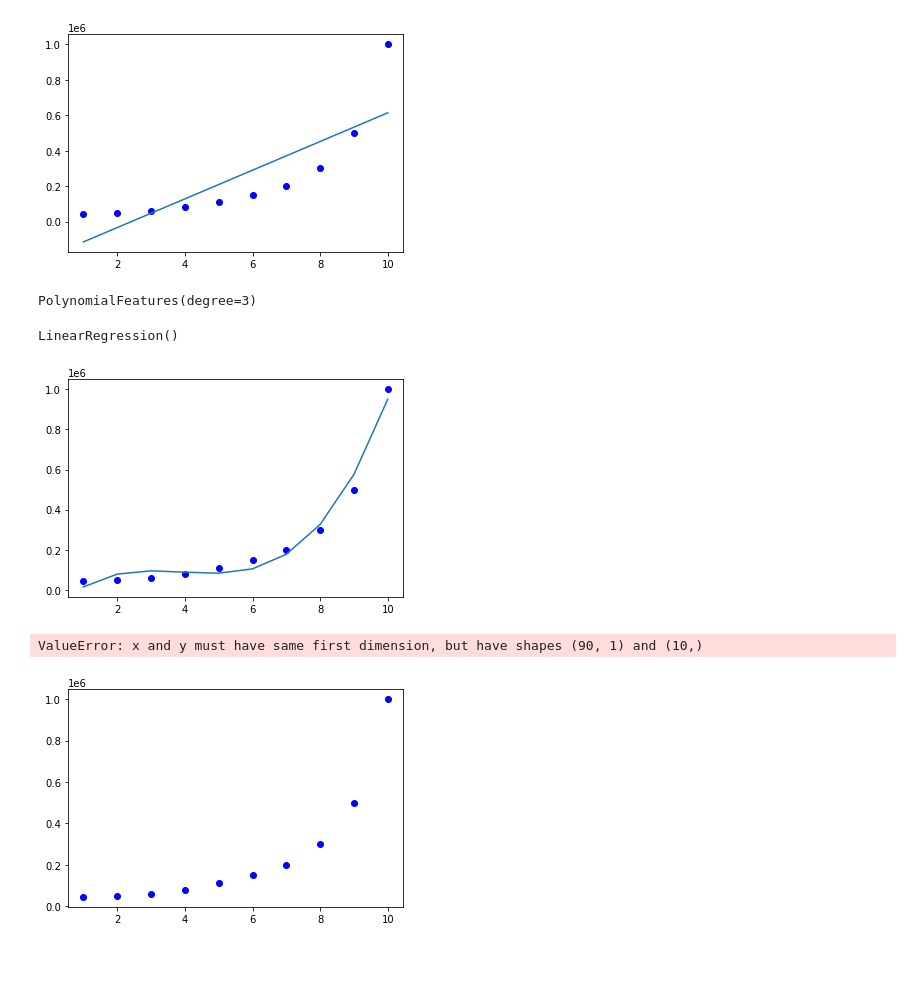
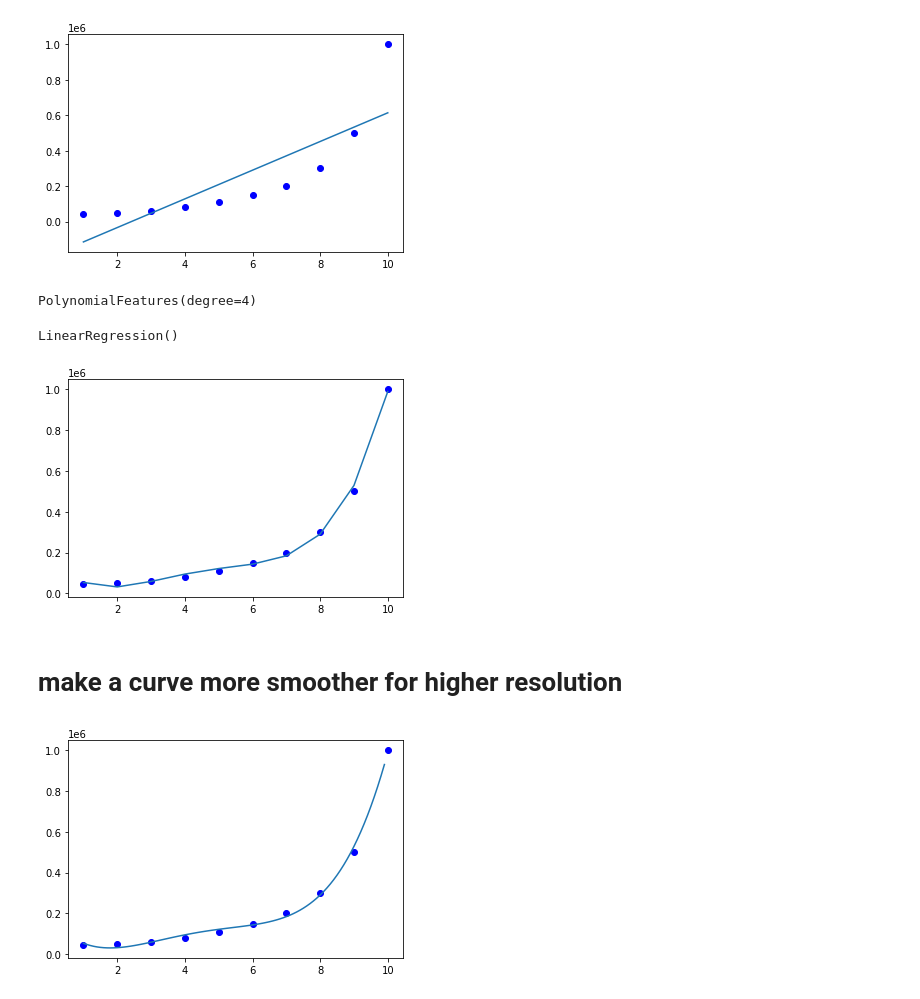
Before and after one commit to sherif547/machine-learning-algorithms, a Jupyter notebook: poly.ipynb, the cells around one changed output. Drawn from its saved outputs; the diff is of its cells as text; code cells hidden in the pictures; blank space fills up the shorter version.

```diff
--- a/poly.ipynb
+++ b/poly.ipynb
@@ -71,11 +71,11 @@ plt.show()
 # %%
 from sklearn.preprocessing import PolynomialFeatures
 # %%
-poly=PolynomialFeatures(degree=3)
+poly=PolynomialFeatures(degree=4)
 x_poly=poly.fit_transform(x)
 poly.fit(x_poly,y)
 # %% [output]
-PolynomialFeatures(degree=3)
+PolynomialFeatures(degree=4)
 # %%
 lr2=LinearRegression()
 lr2.fit(x_poly,y)
@@ -86,14 +86,16 @@ plt.scatter(x,y,color='blue')
 plt.plot(x,lr2.predict(x_poly))
 plt.show()
 # %% [output]
-[figure, old version]
+[figure, new version]
+# %% [markdown]
+# make a curve more smoother for higher resolution
 # %%
 x_grid=np.arange(min(x),max(x),0.1)
 x_grid=x_grid.reshape(len(x_grid),1)
 # %%
+
 plt.scatter(x,y,color='blue')
-plt.plot(x_grid,lr2.predict(x_poly))
+plt.plot(x_grid,lr2.predict(poly.fit_transform(x_grid)))
 plt.show()
 # %% [output]
-ValueError: x and y must have same first dimension, but have shapes (90, 1) and (10,)
-[figure, old version]
+[figure, new version]
```
Also changed, not shown: parts of 4 cells of this notebook.
